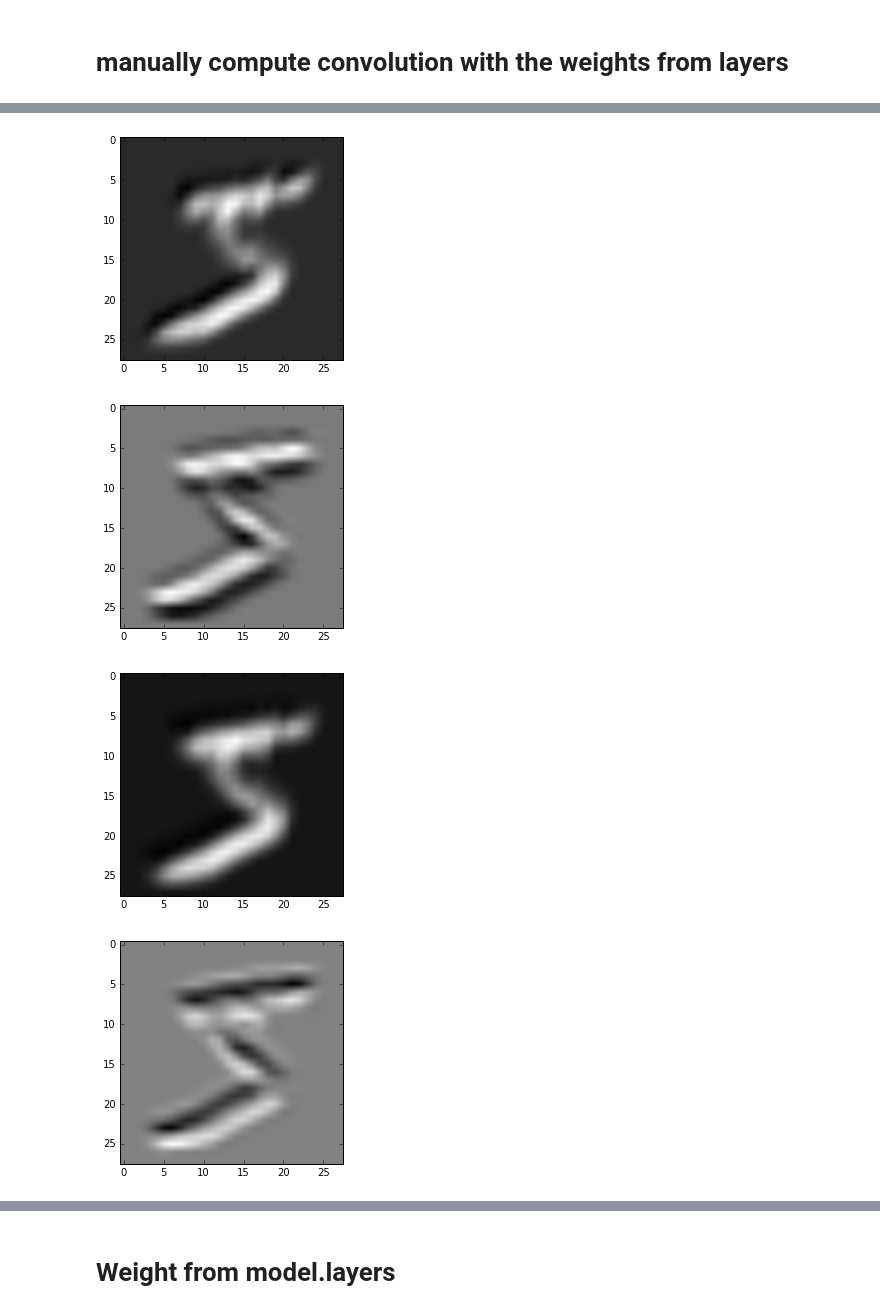
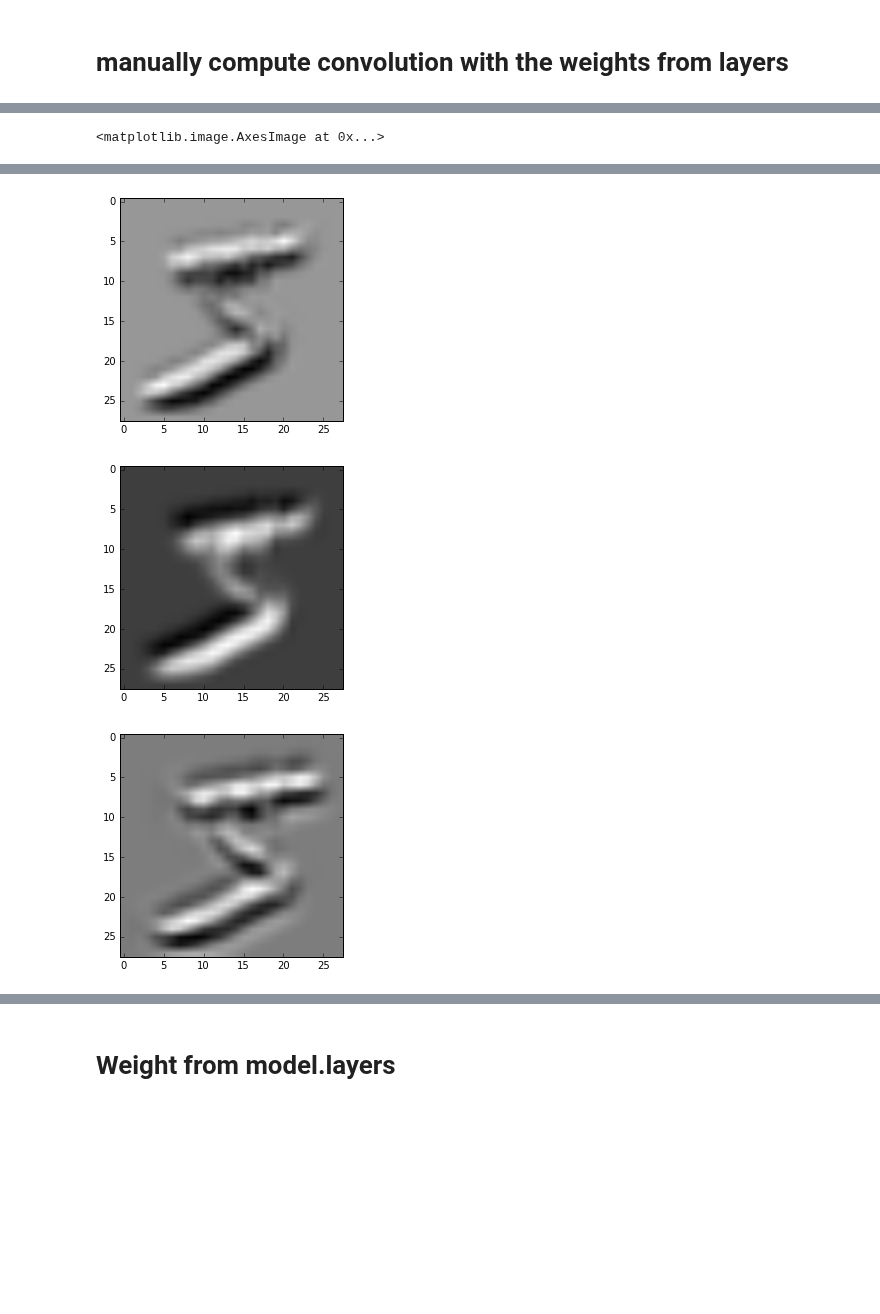
Before and after one commit to robroooh/ipynb_container, a Jupyter notebook: Keras_MNIST.ipynb, the cells around one changed output, grey strips where cells are left out. Cells and saved outputs as stored; diff of their text form; code cells hidden in the pictures; blank space fills up the shorter version.

Commit message:
3-1 keras mnist visualization

```diff
--- a/Keras_MNIST.ipynb
+++ b/Keras_MNIST.ipynb
@@ -28,7 +28,7 @@ nb_epoch = 1
 # input image dimensions
 img_rows, img_cols = 28, 28
 # number of convolutional filters to use
-nb_filters = 2
+nb_filters = 3
 # size of pooling area for max pooling
 nb_pool = 2
 # convolution kernel size
@@ -60,7 +60,7 @@ model.add(Convolution2D(nb_filters, nb_conv, nb_conv,
 convout1 = Activation('relu')
 model.add(convout1)
 
-model.add(Convolution2D(nb_filters*2, nb_conv, nb_conv))
+model.add(Convolution2D(1, nb_conv, nb_conv))
 model.add(Activation('relu'))
 
 mp_layer = MaxPooling2D(pool_size=(nb_pool, nb_pool))
@@ -139,12 +151,18 @@ plt.imshow(l0_1_im,cmap='gray')
 # %%
 l2_w = model.layers[2].get_weights()
-
-for i in range(4):
-    for j in range(2):
+for i in range(l2_w[0].shape[0]):
+    for j in range(l2_w[0].shape[1]):
         if j == 0:
             im_conv = ndimage.convolve(l0_0_im, l2_w[0][i][j], mode='constant', cval=0.0)
         else:
             im_conv = ndimage.convolve(l0_1_im, l2_w[0][i][j], mode='constant', cval=0.0)
         plt.figure()
         plt.imshow(im_conv,cmap='gray')
+imsum = l0_0_im
+for i in range(3):
+    imsum += ndimage.convolve(l0_0_im, l2_w[0][0][i], mode='constant', cval=0.0)
+imsum /= 3
+plt.figure()
+plt.imshow(imsum, cmap='gray')
 # %% [output]
+<matplotlib.image.AxesImage at 0x...>
@@ -152,4 +170,3 @@ for i in range(4):
-[figure, old version]
+[figure, new version]
-[figure, old version]
+[figure, new version]
-[figure, old version]
+[figure, new version]
-[figure, removed]
```
Also changed, not shown: parts of 8 cells of this notebook.
